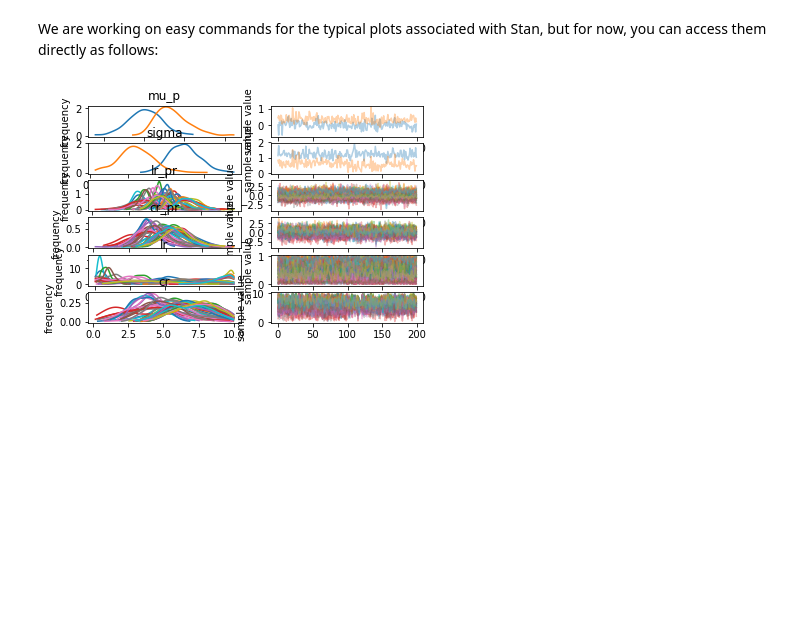
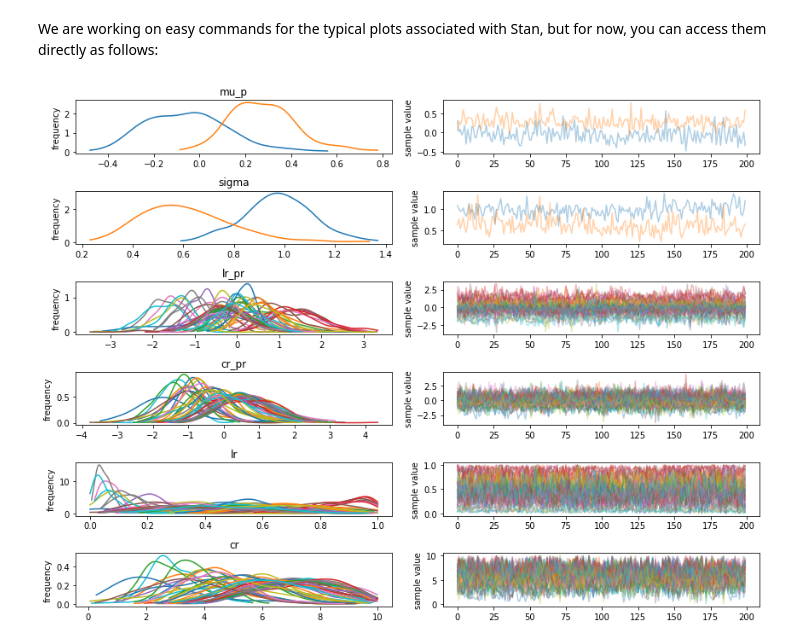
Before and after one commit to abrahamnunes/fitr, a Jupyter notebook: examples/Fitting a Model with MCMC.ipynb, the cells around one changed output. Cells and saved outputs as stored; diff of their text form; code cells hidden in the pictures; blank space fills up the shorter version.

Commit message:
Added tutorial on using multiple methods, updated titles, and included new trace_plot method

```diff
--- a/examples/Fitting a Model with MCMC.ipynb
+++ b/examples/Fitting a Model with MCMC.ipynb
@@ -40,6 +50,6 @@ lrcr.param_hist()
 # %% [markdown]
 We are working on easy commands for the typical plots associated with Stan, but for now, you can access them directly as follows:
-# %%
-lrcr.stanfit['stanfit'].plot()
-# %% [output]
-[figure, removed]
+# %%
+lrcr.trace_plot(figsize=(12, 9))
+# %% [output]
+[figure, added]
```
Also changed, not shown: parts of 4 cells of this notebook, 3 other files.
